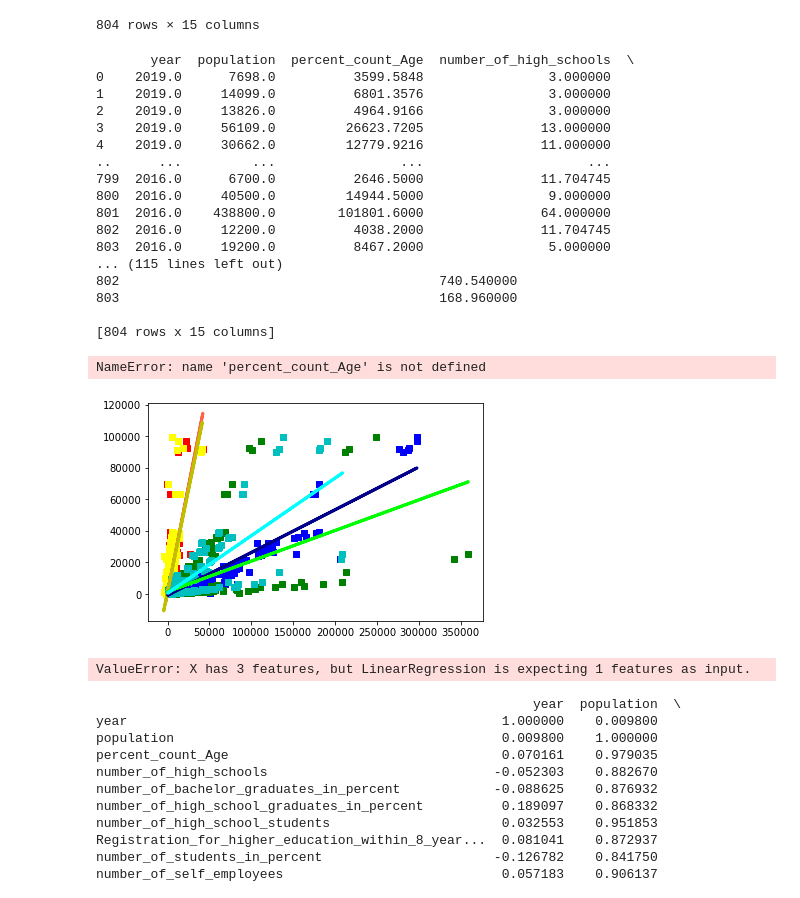
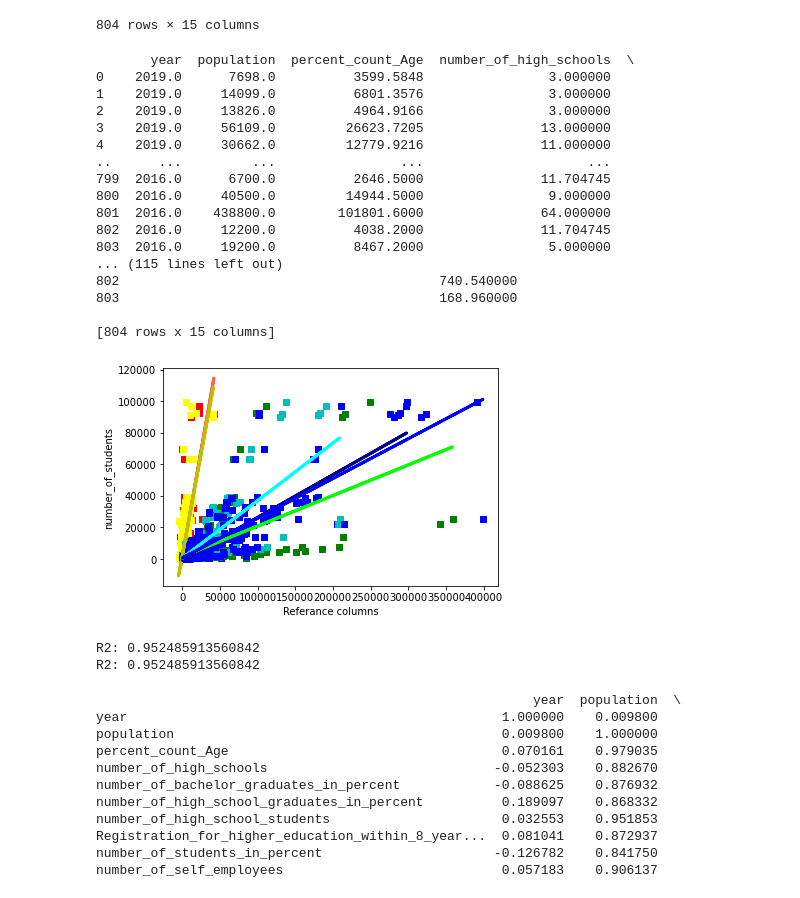
Before and after one commit to MayoNati/Student-Predict, a Jupyter notebook: data science final proj/data_science_final_project_shaked.ipynb, the cells around one changed output. Saved outputs shown, nothing was run; the diff lists cells and outputs as text; code cells hidden in the pictures.

```diff
--- a/data science final proj/data_science_final_project_shaked.ipynb
+++ b/data science final proj/data_science_final_project_shaked.ipynb
@@ -643,7 +643,7 @@ self_employees_average_monthly_wage_change_in_percent='self_employees_average_mo
 number_of_bachelor_graduates_in_percent='number_of_bachelor_graduates_in_percent'
 number_of_high_school_graduates_in_percent='number_of_high_school_graduates_in_percent'
 Registration_for_higher_education_within_8_years_in_percent='Registration_for_higher_education_within_8_years_in_percent'
-precent_count_Age='percent_count_Age'
+percent_count_Age='percent_count_Age'
 
 lr = linear_model.LinearRegression() # create a linear regression object
 y = final_DataFrame[[number_of_students]].values.reshape(final_DataFrame[number_of_students].shape[0],1)
@@ -655,41 +655,41 @@ generateGragh(number_of_bachelor_graduates_in_percent,'blue','darkblue')
 generateGragh(number_of_high_school_graduates_in_percent,'green','lime')
 generateGragh(Registration_for_higher_education_within_8_years_in_percent,'c','aqua')
 generateGragh(percent_count_Age,'b','b')
 
 #take all columns for next blocks
 # x = final_DataFrame[['number_of_bachelor_graduates_in_percent', 'number_of_high_school_graduates_in_percent', 'Registration_for_higher_education_within_8_years_in_percent']]#plt.scatter(x=x,y=y,c='b',marker='s',label='all')
-x = final_DataFrame[[precent_count_Age,'employees_average_monthly_wage_change_in_percent', 'self_employees_average_monthly_wage_change_in_percent','number_of_bachelor_graduates_in_percent', 'number_of_high_school_graduates_in_percent', 'Registration_for_higher_education_within_8_years_in_percent']]
+x = final_DataFrame[[percent_count_Age,'employees_average_monthly_wage_change_in_percent', 'self_employees_average_monthly_wage_change_in_percent','number_of_bachelor_graduates_in_percent', 'number_of_high_school_graduates_in_percent', 'Registration_for_higher_education_within_8_years_in_percent']]
 
 m = lr.fit(X=x, y=y);
 
 plt.xlabel('Referance columns')
 plt.ylabel('number_of_students')
 plt.show()
 # %% [output]
        year  population  percent_count_Age  number_of_high_schools  \
 0    2019.0      7698.0          3599.5848                3.000000
 1    2019.0     14099.0          6801.3576                3.000000
 2    2019.0     13826.0          4964.9166                3.000000
 3    2019.0     56109.0         26623.7205               13.000000
 4    2019.0     30662.0         12779.9216               11.000000
 ..      ...         ...                ...                     ...
 799  2016.0      6700.0          2646.5000               11.704745
 800  2016.0     40500.0         14944.5000                9.000000
 801  2016.0    438800.0        101801.6000               64.000000
 802  2016.0     12200.0          4038.2000               11.704745
 803  2016.0     19200.0          8467.2000                5.000000
 ... (115 lines left out)
 802                                         740.540000
 803                                         168.960000
 
 [804 rows x 15 columns]
-NameError: name 'percent_count_Age' is not defined
-[figure, old version]
+[figure, new version]
 # %%
 print("R2:",lr.score(x,y))
 print("R2:",r2_score(y,lr.predict(x)))
 # %% [output]
-ValueError: X has 3 features, but LinearRegression is expecting 1 features as input.
+R2: 0.952485913560842
+R2: 0.952485913560842
 # %%
 print(final_DataFrame.corr())
 pd.plotting.scatter_matrix(final_DataFrame, figsize=(20, 20), diagonal='kde')
```
